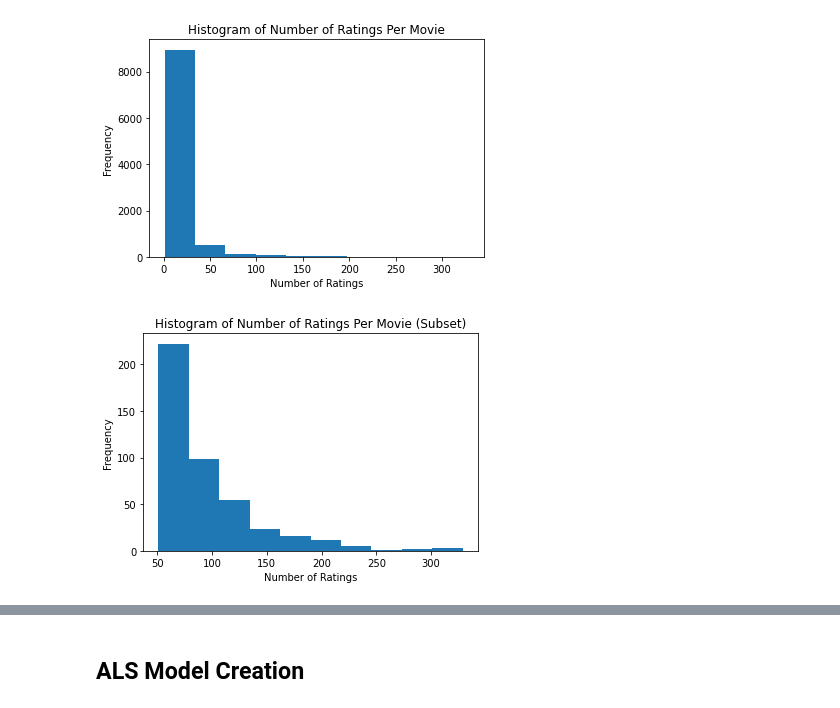
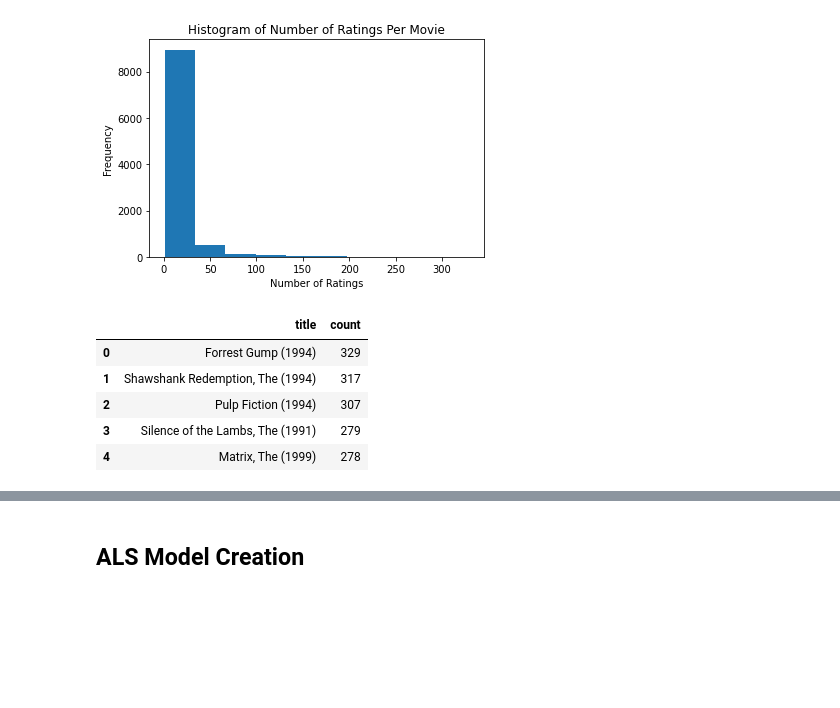
Before and after one commit to zachcarlson/MovieRecommender, a Jupyter notebook: MovieRecommender.ipynb, the cells around one changed output, grey strips where cells are left out. Cells and saved outputs as stored; diff of their text form; code cells hidden in the pictures; blank space fills up the shorter version.

```diff
--- a/MovieRecommender.ipynb
+++ b/MovieRecommender.ipynb
@@ -324,17 +332,14 @@ ax.set_ylabel("Frequency")
 plt.show()
 # %% [output]
 [figure]
-# %%
-popular_movies = pandas_movie_counts[pandas_movie_counts["num_ratings"] > 50]
-
-fig, ax = plt.subplots()
-
-ax.hist(popular_movies.num_ratings)
-
-#customize appearance
-ax.set_title("Histogram of Number of Ratings Per Movie (Subset)")
-ax.set_xlabel("Number of Ratings")
-ax.set_ylabel("Frequency")
-plt.show()
-# %% [output]
-[figure, removed]
+# %%
+popular_movies = movie_ratings.select("title", "movieId").groupBy("title").count().orderBy("count", ascending=False).toPandas()
+popular_movies = popular_movies.iloc[:20,:]
+popular_movies.head()
+# %% [output]
+|  | title | count |
+| 0 | Forrest Gump (1994) | 329 |
+| 1 | Shawshank Redemption, The (1994) | 317 |
+| 2 | Pulp Fiction (1994) | 307 |
+| 3 | Silence of the Lambs, The (1991) | 279 |
+| 4 | Matrix, The (1999) | 278 |
```
Also changed, not shown: parts of 3 cells of this notebook.
